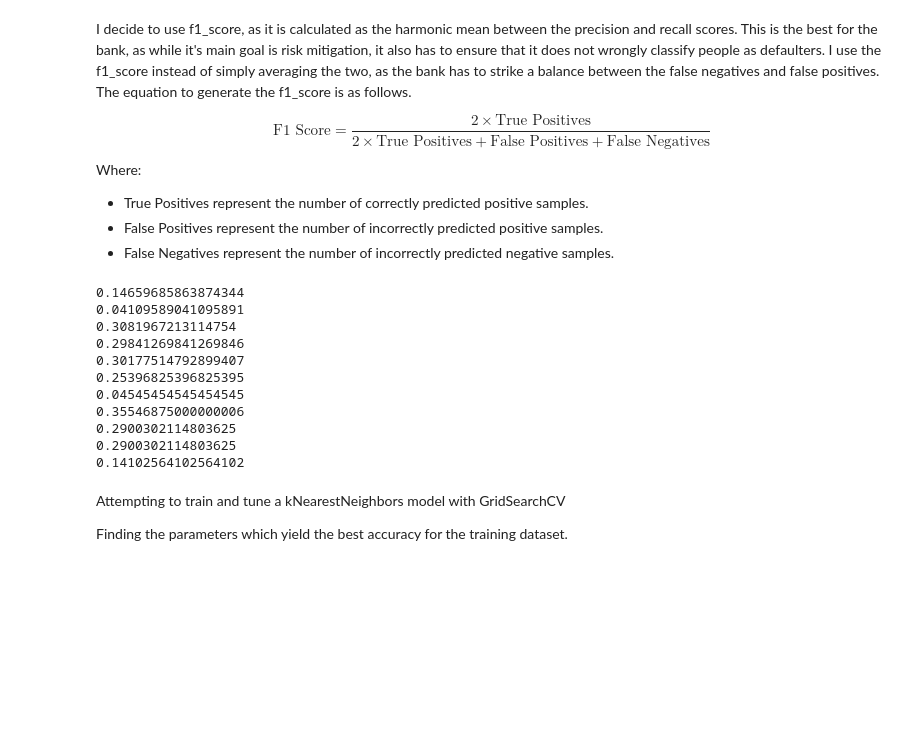
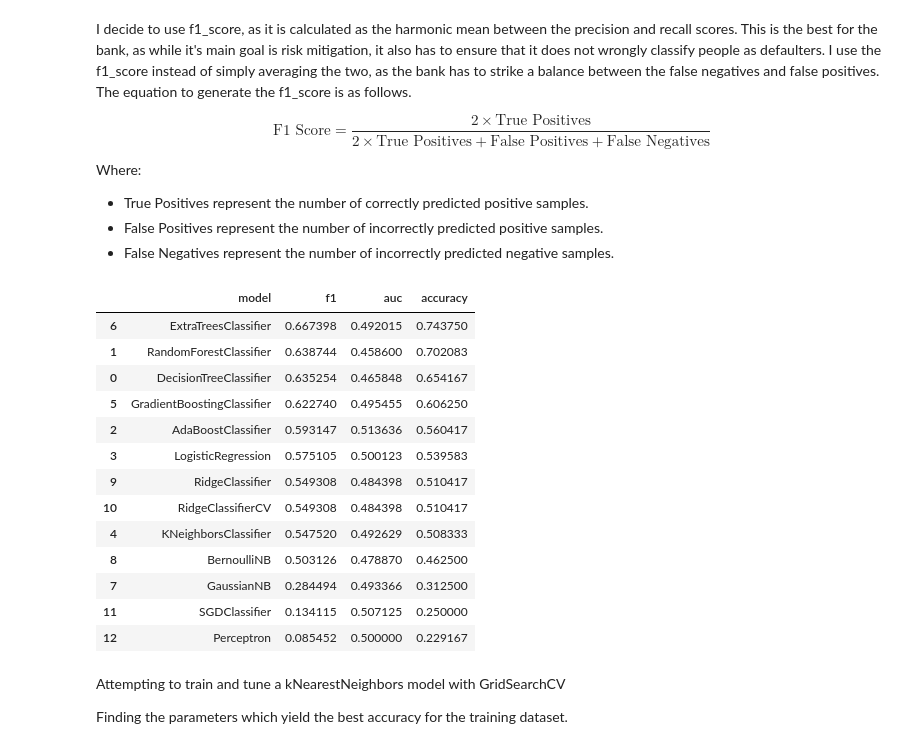
Before and after one commit to derpflections/AIML_BankDefaultClassification, a Jupyter notebook: index_classification.ipynb, the cells around one changed output. Drawn from its saved outputs; the diff is of its cells as text; code cells hidden in the pictures; blank space fills up the shorter version.

```diff
--- a/index_classification.ipynb
+++ b/index_classification.ipynb
@@ -558,38 +559,69 @@ Where:
 - False Positives represent the number of incorrectly predicted positive samples.
 - False Negatives represent the number of incorrectly predicted negative samples.
 # %%
+model_score_list = []
 models = [
     ("DecisionTreeClassifier", DecisionTreeClassifier()),
     ("RandomForestClassifier", RandomForestClassifier()),
     ("AdaBoostClassifier", AdaBoostClassifier()),
     ("LogisticRegression", LogisticRegression()),
     ("KNeighborsClassifier", KNeighborsClassifier()),
     ("GradientBoostingClassifier", GradientBoostingClassifier()),
     ("ExtraTreesClassifier", ExtraTreesClassifier()),
     ("GaussianNB", GaussianNB()),
+    ("BernoulliNB", BernoulliNB()),
     ("RidgeClassifier", RidgeClassifier()),
     ("RidgeClassifierCV", RidgeClassifierCV()),
     ("SGDClassifier", SGDClassifier()),
+    ("Perceptron", Perceptron())
 ]
 
 for model_name, model in models:
     f1_scores = 0
     model.fit(X_train, y_train)
     model_y_hat = model.predict(X_test)
-    f1_scores = f1_score(y_test, model_y_hat)
-    print(f1_scores)
+    f1_scores = f1_score(y_test, model_y_hat, average = "weighted")
+    fpr, tpr, thresholds = metrics.roc_curve(y_test, model_y_hat)
+    auc_score = auc(fpr, tpr)
+    model_accuracy_score = accuracy_score(y_test, model_y_hat)
+    score_list = {
+        "model": model_name,
+        "f1": f1_scores,
+        "auc": auc_score,
+        "accuracy": model_accuracy_score
+    }
+    # display(score_list)
+    model_score_list.append(score_list)
+
+model_score_df = pd.DataFrame.from_dict(model_score_list).sort_values(by = "f1", ascending = False)
+
+def score_highlighting(column):
+    green = 'background-color: green'
+    red = 'background-color: red'
+    default = ''
+    column_max = column.max()
+    column_min = column.min()
+    return [green if v == column_max else red if v == column_min else default for v in column]
+
+# model_score_df = (model_score_df.style.apply(score_highlighting, axis = 0, subset = ['f1','auc','accuracy']))
+model_score_df = model_score_df.style.background_gradient(cmap = "Spectral")
+
+display(model_score_df)
 # %% [output]
-0.14659685863874344
-0.04109589041095891
-0.3081967213114754
-0.29841269841269846
-0.30177514792899407
-0.25396825396825395
-0.04545454545454545
-0.35546875000000006
-0.2900302114803625
-0.2900302114803625
-0.14102564102564102
+|  | model | f1 | auc | accuracy |
+| 6 | ExtraTreesClassifier | 0.667398 | 0.492015 | 0.743750 |
+| 1 | RandomForestClassifier | 0.638744 | 0.458600 | 0.702083 |
+| 0 | DecisionTreeClassifier | 0.635254 | 0.465848 | 0.654167 |
+| 5 | GradientBoostingClassifier | 0.622740 | 0.495455 | 0.606250 |
+| 2 | AdaBoostClassifier | 0.593147 | 0.513636 | 0.560417 |
+| 3 | LogisticRegression | 0.575105 | 0.500123 | 0.539583 |
+| 9 | RidgeClassifier | 0.549308 | 0.484398 | 0.510417 |
+| 10 | RidgeClassifierCV | 0.549308 | 0.484398 | 0.510417 |
+| 4 | KNeighborsClassifier | 0.547520 | 0.492629 | 0.508333 |
+| 8 | BernoulliNB | 0.503126 | 0.478870 | 0.462500 |
+| 7 | GaussianNB | 0.284494 | 0.493366 | 0.312500 |
+| 11 | SGDClassifier | 0.134115 | 0.507125 | 0.250000 |
+| 12 | Perceptron | 0.085452 | 0.500000 | 0.229167 |
 # %% [markdown]
 Attempting to train and tune a kNearestNeighbors model with GridSearchCV<br>
 
```
Also changed, not shown: parts of 11 cells of this notebook.
